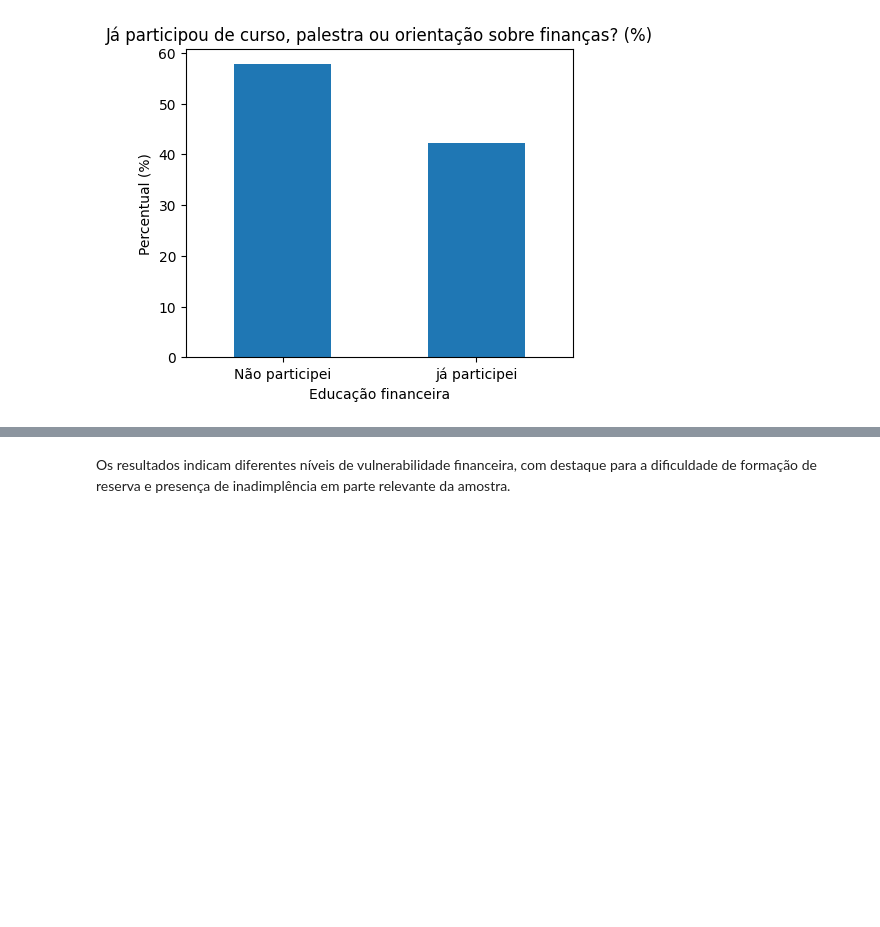
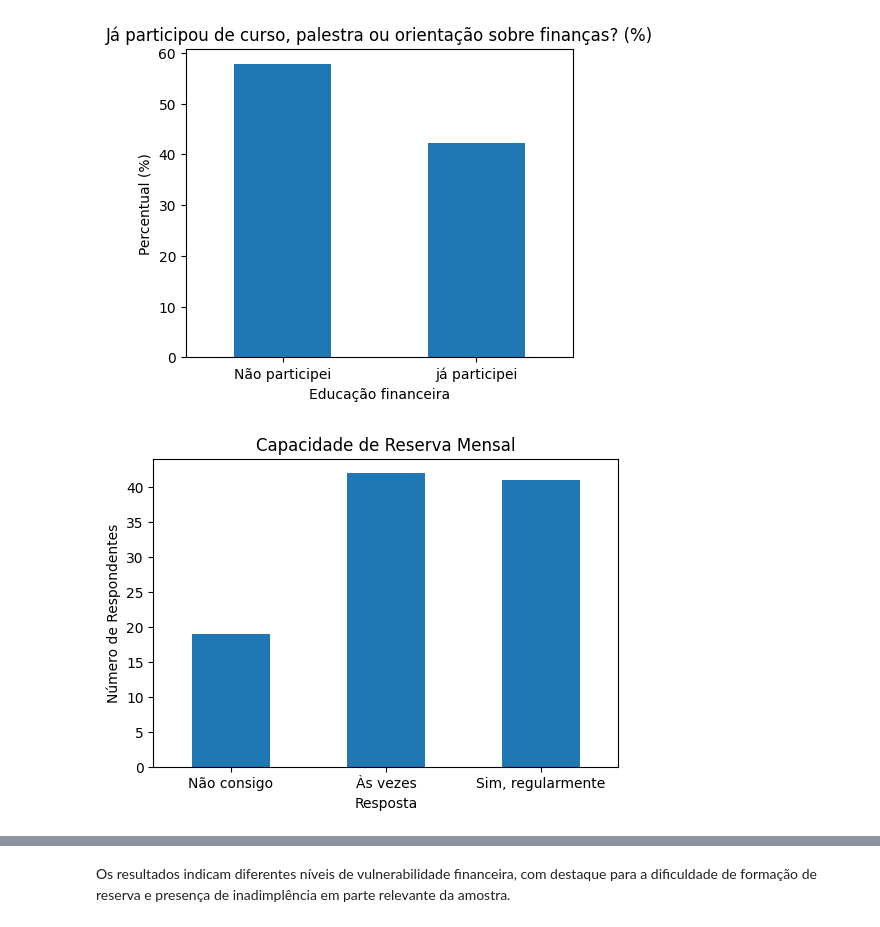
Before and after one commit to MArcoAEAandrade/ic-inclusao-financeira, a Jupyter notebook: 02_cruzamentos_.ipynb, the cells around one changed output, grey strips where cells are left out. Cells and saved outputs as stored; diff of their text form; code cells hidden in the pictures; blank space fills up the shorter version.

```diff
--- a/02_cruzamentos_.ipynb
+++ b/02_cruzamentos_.ipynb
@@ -560,6 +591,19 @@ plt.xticks([0, 1], ['Não participei', 'já participei'], rotation=0)
 plt.show()
 # %% [output]
 [figure]
+# %%
+
+plt.figure(figsize=(6,4))
+contagem.plot(kind='bar')
+
+plt.title('Capacidade de Reserva Mensal')
+plt.xlabel('Resposta')
+plt.ylabel('Número de Respondentes')
+plt.xticks([0, 1, 2], [mapa_labels[x] for x in contagem.index], rotation=0)
+
+plt.show()
+# %% [output]
+[figure, added]
 # %%
 indicadores = ['inadimplencia', 'reserva_mensal', 'fundo_emergencia']
 
```
Also changed, not shown: parts of 4 cells of this notebook.
